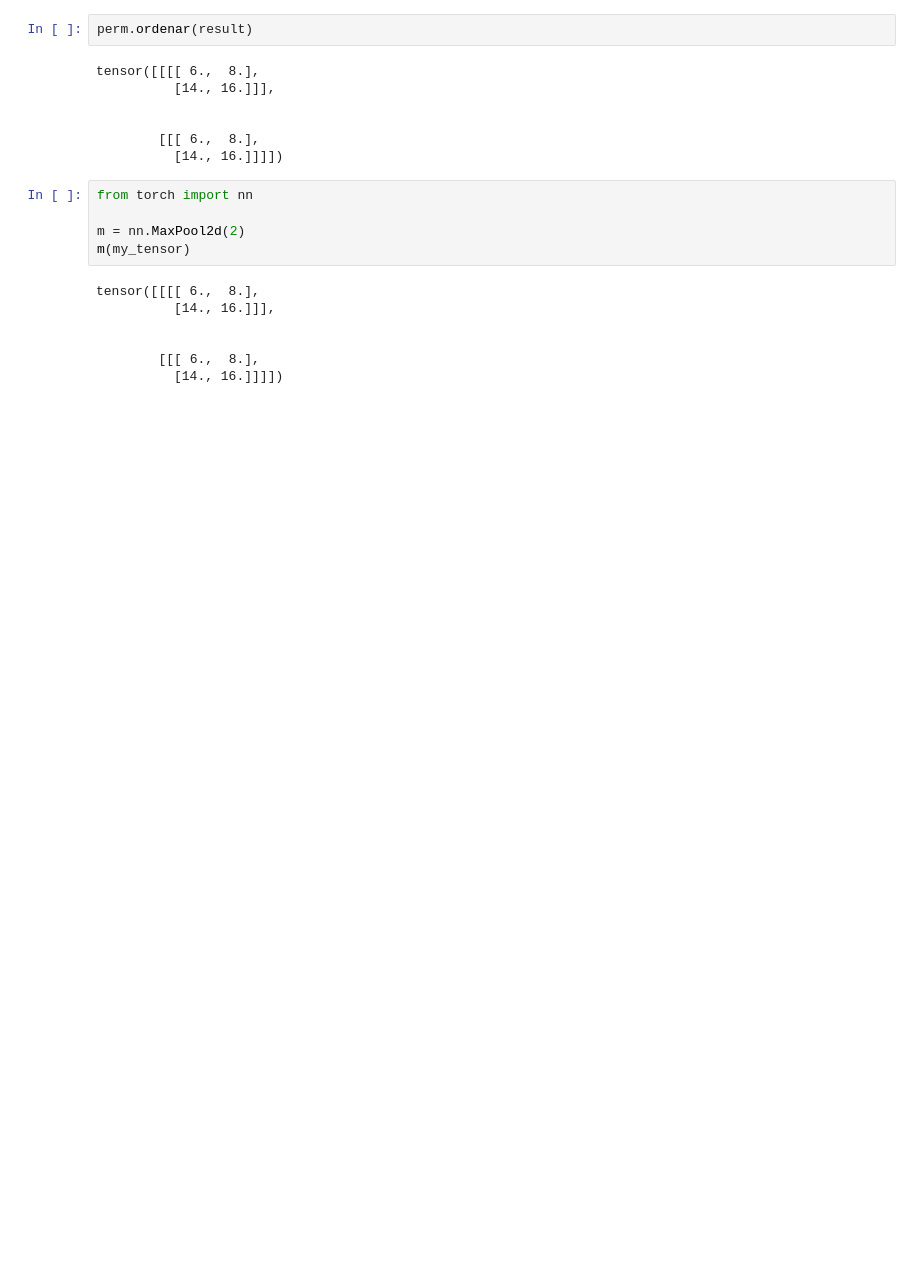
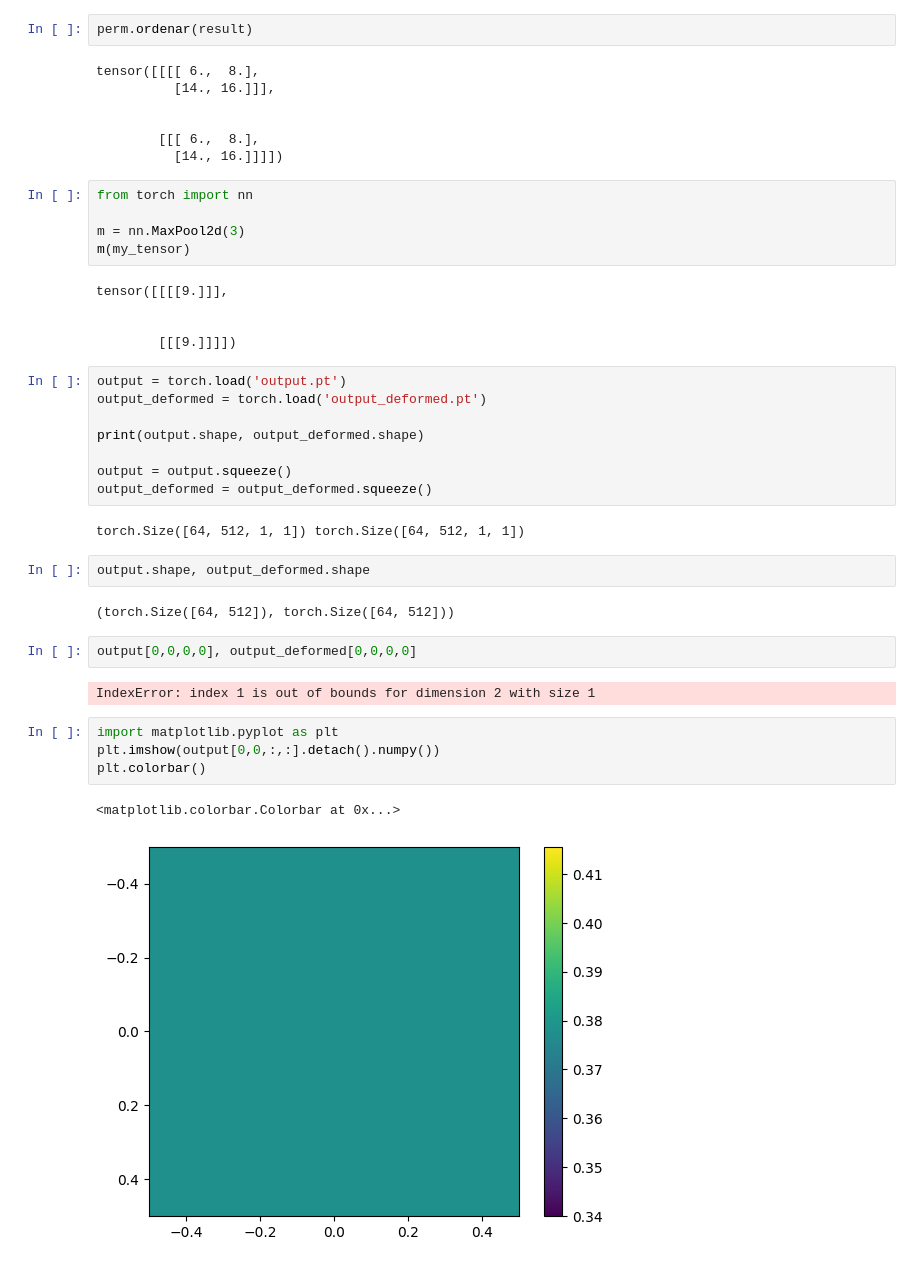
Before and after one commit to Factral/privacy-permutation, a Jupyter notebook: experiments/classifcation/no_privacy.ipynb, the cells around one changed output. Drawn from its saved outputs; the diff is of its cells as text; blank space fills up the shorter version.

```diff
--- a/experiments/classifcation/no_privacy.ipynb
+++ b/experiments/classifcation/no_privacy.ipynb
@@ -115,12 +113,35 @@ tensor([[[[ 6.,  8.],
 # %%
 from torch import nn
 
-m = nn.MaxPool2d(2)
+m = nn.MaxPool2d(3)
 m(my_tensor)
 # %% [output]
-tensor([[[[ 6.,  8.],
-          [14., 16.]]],
+tensor([[[[9.]]],
 
 
-        [[[ 6.,  8.],
-          [14., 16.]]]])
+        [[[9.]]]])
+# %%
+output = torch.load('output.pt')
+output_deformed = torch.load('output_deformed.pt')
+
+print(output.shape, output_deformed.shape)
+
+output = output.squeeze()
+output_deformed = output_deformed.squeeze()
+# %% [output]
+torch.Size([64, 512, 1, 1]) torch.Size([64, 512, 1, 1])
+# %%
+output.shape, output_deformed.shape
+# %% [output]
+(torch.Size([64, 512]), torch.Size([64, 512]))
+# %%
+output[0,0,0,0], output_deformed[0,0,0,0]
+# %% [output]
+IndexError: index 1 is out of bounds for dimension 2 with size 1
+# %%
+import matplotlib.pyplot as plt
+plt.imshow(output[0,0,:,:].detach().numpy())
+plt.colorbar()
+# %% [output]
+<matplotlib.colorbar.Colorbar at 0x...>
+[figure, added]
```
Also changed, not shown: parts of 4 cells of this notebook, 7 other files.
